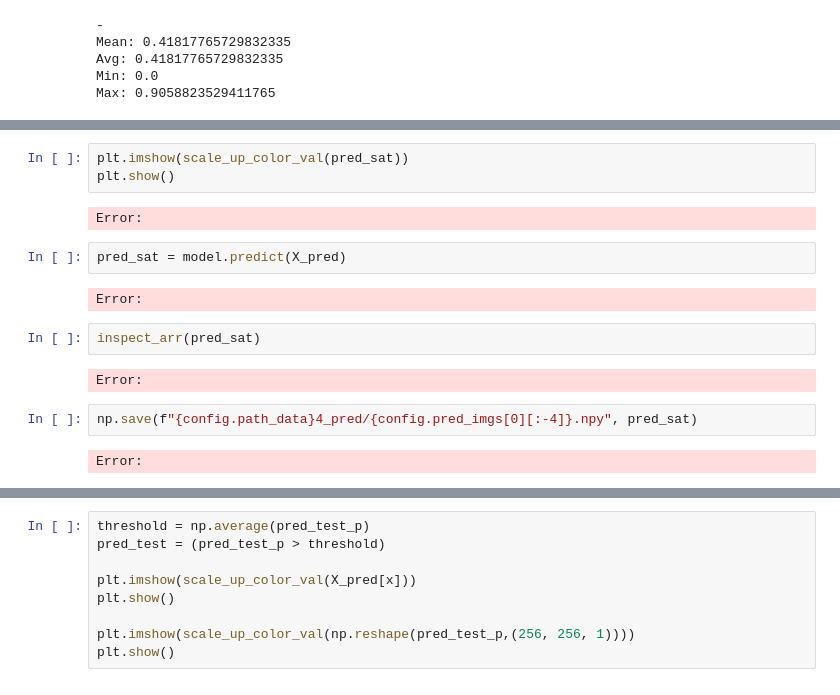
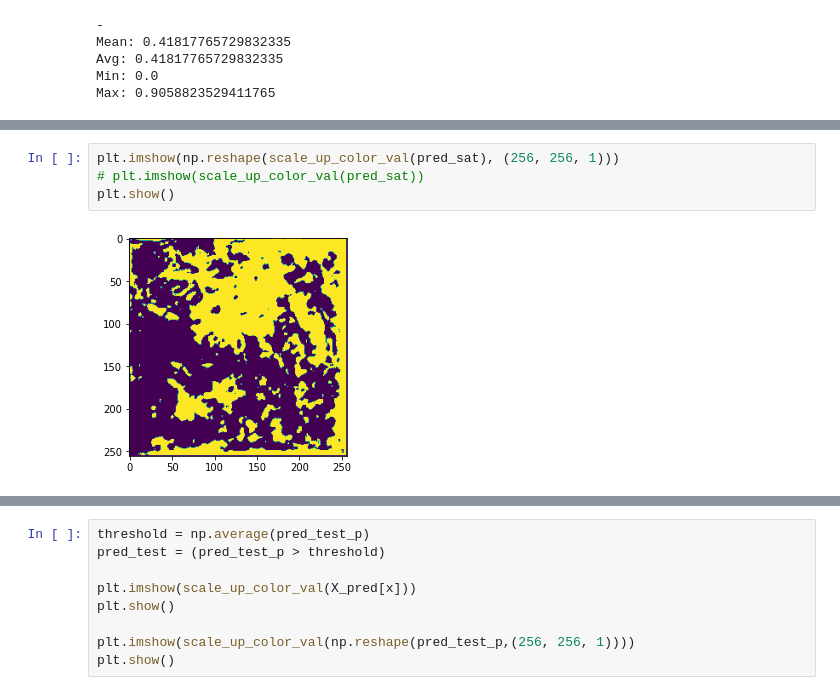
Before and after one commit to lgiesen/DL-Semantic-Segmentation-of-Tree-Stock-in-South-Africa-Using-Satellite-Images, a Jupyter notebook: 5_prediction.ipynb, the cells around one changed output, grey strips where cells are left out. Drawn from its saved outputs; the diff is of its cells as text.

```diff
--- a/5_prediction.ipynb
+++ b/5_prediction.ipynb
@@ -170,17 +158,6 @@ Error:
 # %%
-plt.imshow(scale_up_color_val(pred_sat))
+plt.imshow(np.reshape(scale_up_color_val(pred_sat), (256, 256, 1)))
+# plt.imshow(scale_up_color_val(pred_sat))
 plt.show()
 # %% [output]
-Error:
+[figure, added]
-# %%
-pred_sat = model.predict(X_pred)
-# %% [output]
-Error:
-# %%
-inspect_arr(pred_sat)
-# %% [output]
-Error:
-# %%
-np.save(f"{config.path_data}4_pred/{config.pred_imgs[0][:-4]}.npy", pred_sat)
-# %% [output]
-Error:
```
Also changed, not shown: parts of 27 cells of this notebook, 2 other files.
